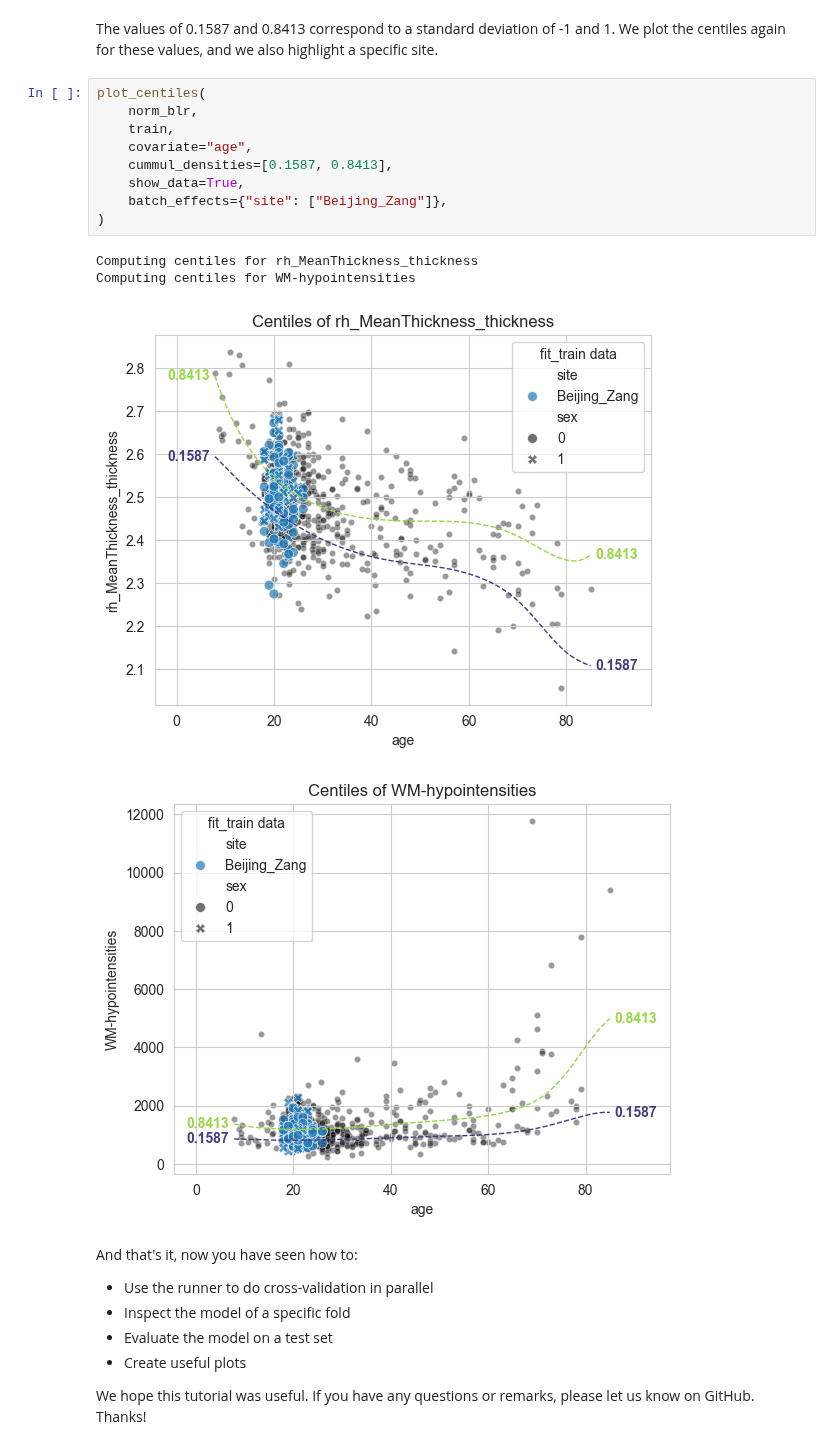
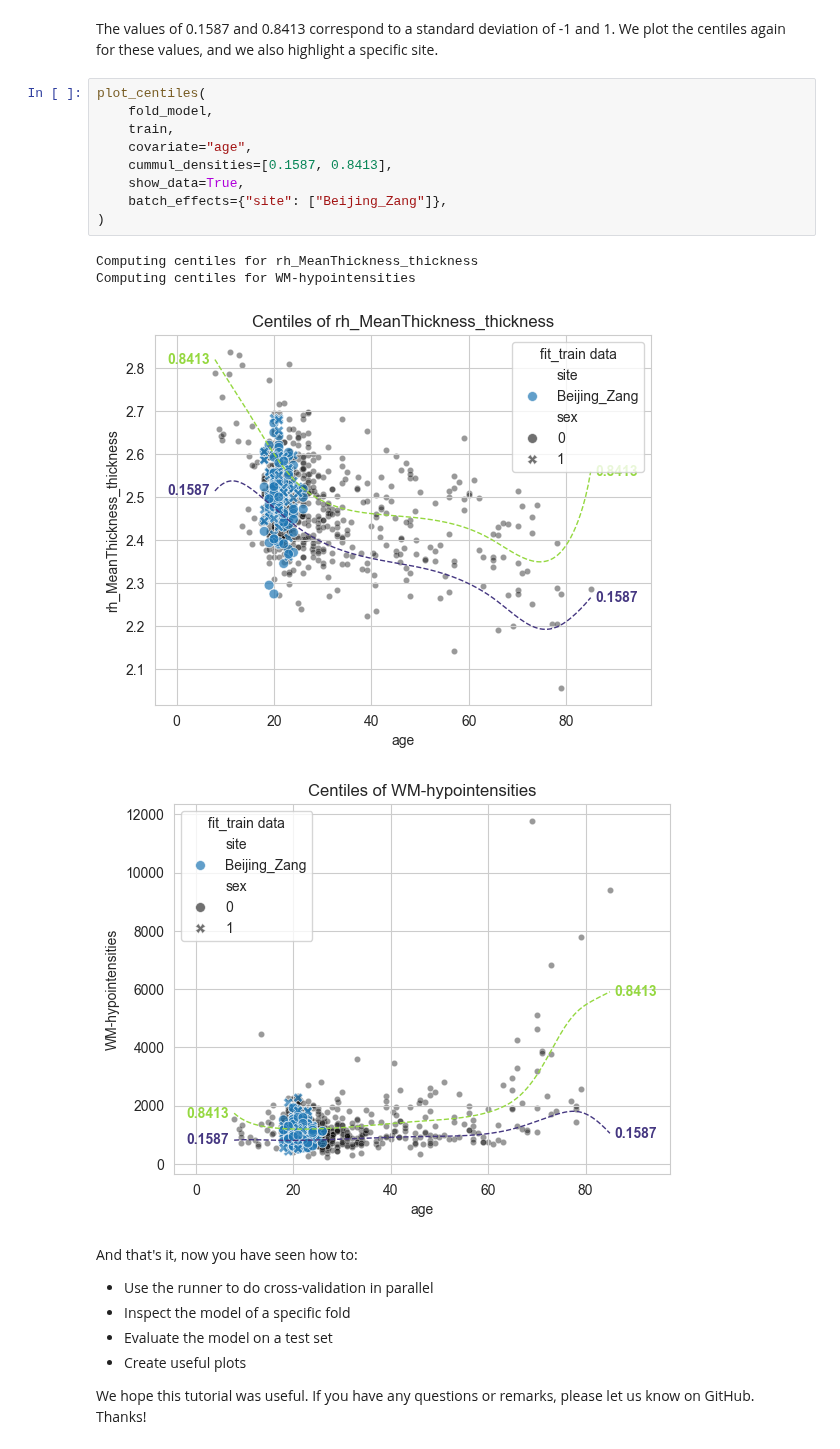
Before and after one commit to amarquand/PCNtoolkit, a Jupyter notebook: example_notebooks/runner_example.ipynb, the cells around one changed output. Drawn from its saved outputs; the diff is of its cells as text.

```diff
--- a/example_notebooks/runner_example.ipynb
+++ b/example_notebooks/runner_example.ipynb
@@ -333,18 +353,18 @@ KeyError: None
 The values of 0.1587 and 0.8413 correspond to a standard deviation of -1 and 1. We plot the centiles again for these values, and we also highlight a specific site.
 # %%
 plot_centiles(
-    norm_blr,
+    fold_model,
     train,
     covariate="age",
     cummul_densities=[0.1587, 0.8413],
     show_data=True,
     batch_effects={"site": ["Beijing_Zang"]},
 )
 # %% [output]
 Computing centiles for rh_MeanThickness_thickness
 Computing centiles for WM-hypointensities
-[figure, old version]
+[figure, new version]
-[figure, old version]
+[figure, new version]
 # %% [markdown]
 And that's it, now you have seen how to:
 - Use the runner to do cross-validation in parallel
```
Also changed, not shown: parts of 3 cells of this notebook.
